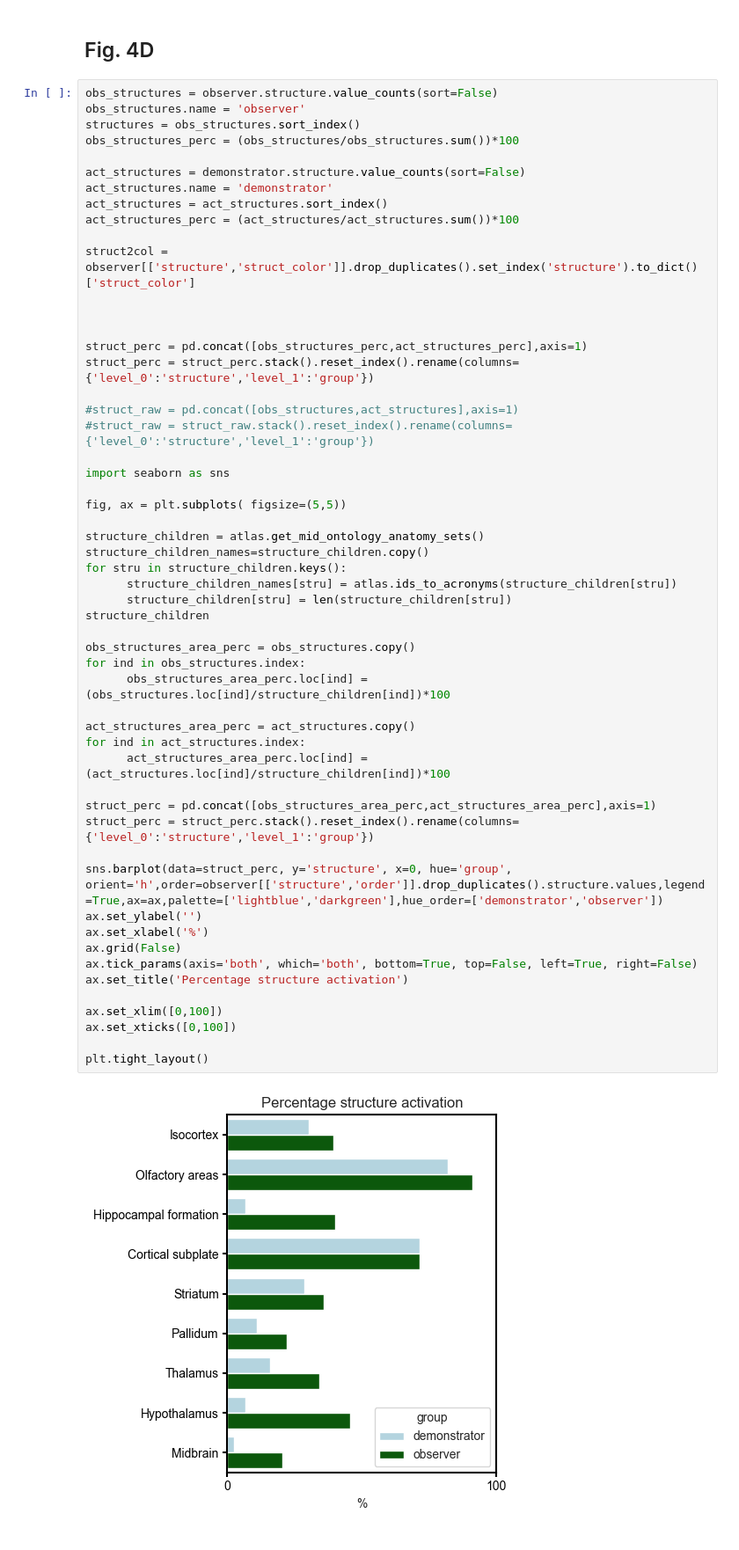
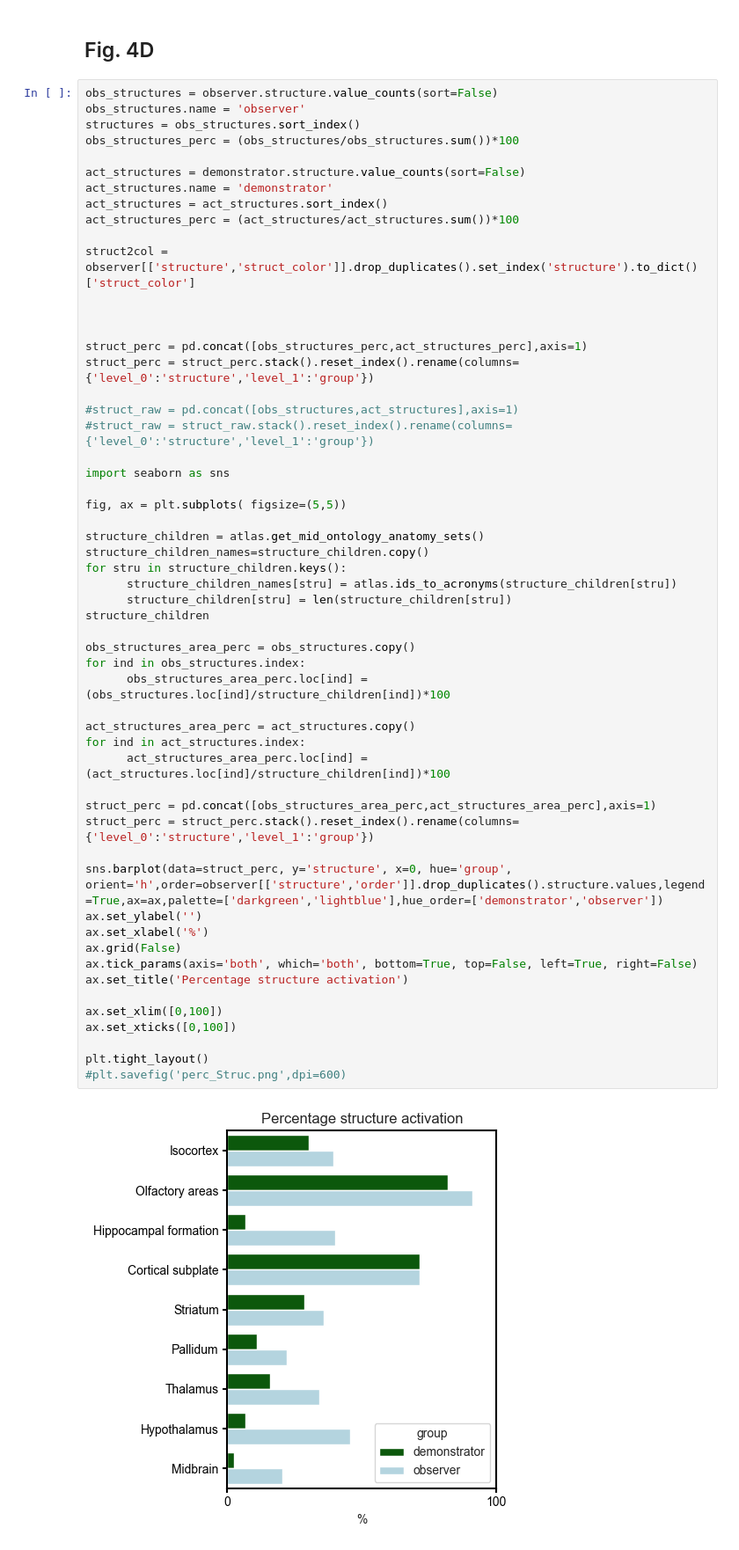
Before and after one commit to raffaelemazziotti/ECo_code, a Jupyter notebook: Fig_4_code_stats.ipynb, the cells around one changed output. Shown at 88% size. Saved outputs shown, nothing was run; the diff lists cells and outputs as text.

```diff
--- a/Fig_4_code_stats.ipynb
+++ b/Fig_4_code_stats.ipynb
@@ -94,32 +94,33 @@ fig, ax = plt.subplots( figsize=(5,5))
 
 structure_children = atlas.get_mid_ontology_anatomy_sets()
 structure_children_names=structure_children.copy()
 for stru in structure_children.keys():
       structure_children_names[stru] = atlas.ids_to_acronyms(structure_children[stru])
       structure_children[stru] = len(structure_children[stru])
 structure_children
 
 obs_structures_area_perc = obs_structures.copy()
 for ind in obs_structures.index:
       obs_structures_area_perc.loc[ind] = (obs_structures.loc[ind]/structure_children[ind])*100
 
 act_structures_area_perc = act_structures.copy()
 for ind in act_structures.index:
       act_structures_area_perc.loc[ind] = (act_structures.loc[ind]/structure_children[ind])*100
 
 struct_perc = pd.concat([obs_structures_area_perc,act_structures_area_perc],axis=1)
 struct_perc = struct_perc.stack().reset_index().rename(columns={'level_0':'structure','level_1':'group'})
 
-sns.barplot(data=struct_perc, y='structure', x=0, hue='group', orient='h',order=observer[['structure','order']].drop_duplicates().structure.values,legend=True,ax=ax,palette=['lightblue','darkgreen'],hue_order=['demonstrator','observer'])
+sns.barplot(data=struct_perc, y='structure', x=0, hue='group', orient='h',order=observer[['structure','order']].drop_duplicates().structure.values,legend=True,ax=ax,palette=['darkgreen','lightblue'],hue_order=['demonstrator','observer'])
 ax.set_ylabel('')
 ax.set_xlabel('%')
 ax.grid(False)
 ax.tick_params(axis='both', which='both', bottom=True, top=False, left=True, right=False)
 ax.set_title('Percentage structure activation')
 
 ax.set_xlim([0,100])
 ax.set_xticks([0,100])
 
 plt.tight_layout()
+#plt.savefig('perc_Struc.png',dpi=600)
 # %% [output]
-[figure, old version]
+[figure, new version]
```
Also changed, not shown: parts of 6 cells of this notebook, 7 other files.
